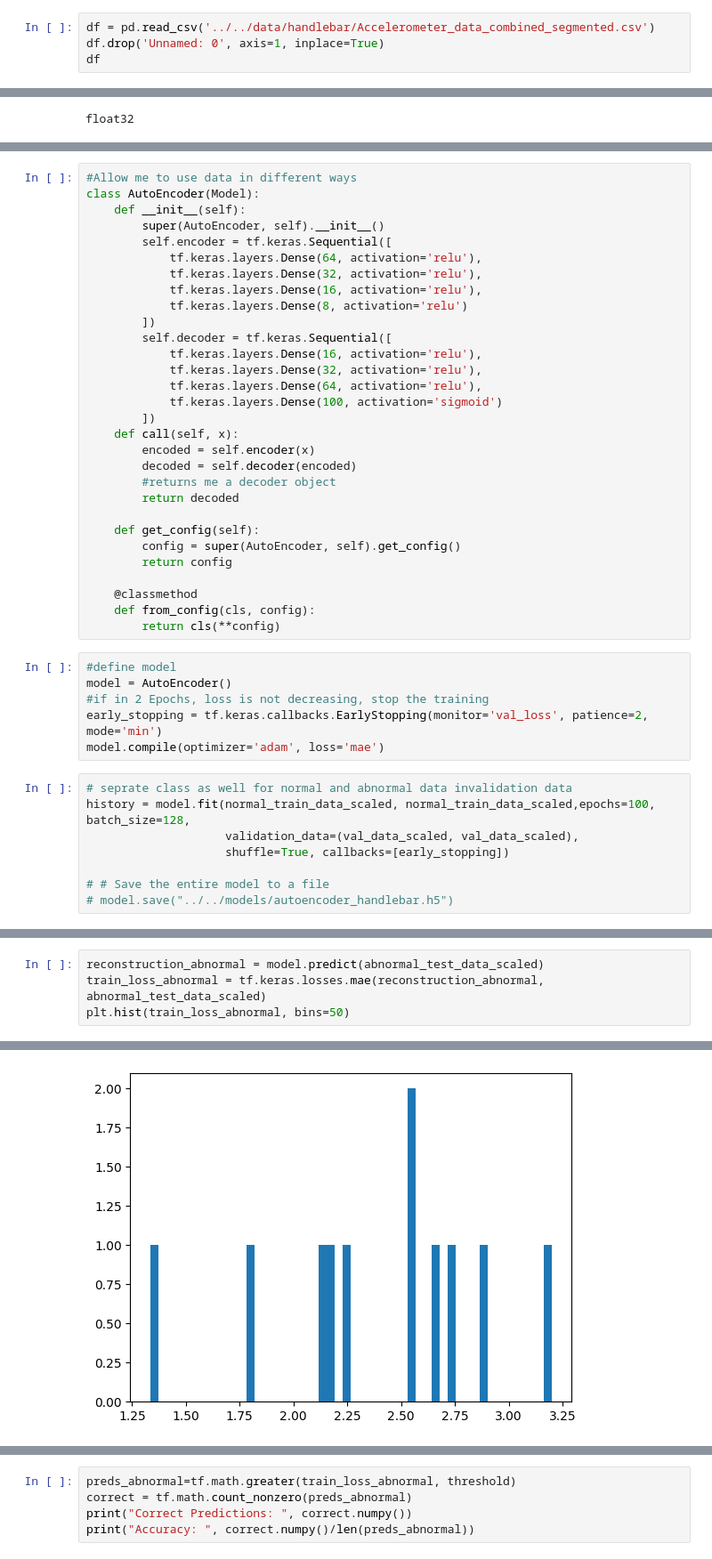
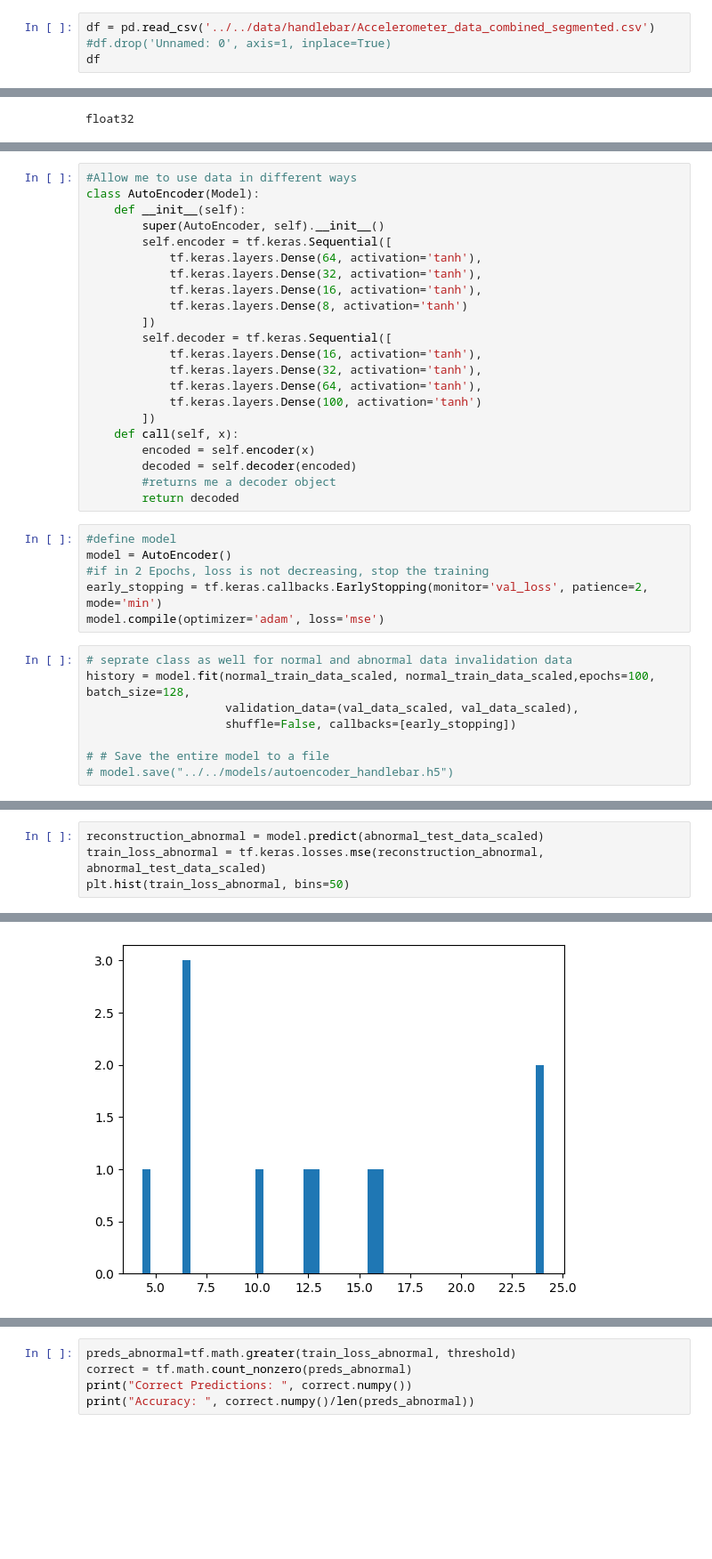
Before and after one commit to Ziyi-star/Bachelor-Project, a Jupyter notebook: notebooks/Handlebar/02-Autoencoder_Handlebar_8.ipynb, the cells around one changed output, grey strips where cells are left out. Shown: that part at 89% size. Saved outputs shown, nothing was run; the diff lists cells and outputs as text; blank space fills up the shorter version.

```diff
--- a/notebooks/Handlebar/02-Autoencoder_Handlebar_8.ipynb
+++ b/notebooks/Handlebar/02-Autoencoder_Handlebar_8.ipynb
@@ -21,6 +16,6 @@ ImportError: cannot import name 'float8_e4m3b11fnuz' from 'tensorflow.python.fra
 # %%
 df = pd.read_csv('../../data/handlebar/Accelerometer_data_combined_segmented.csv')
-df.drop('Unnamed: 0', axis=1, inplace=True)
+#df.drop('Unnamed: 0', axis=1, inplace=True)
 df
 # %% [output]
 |  | curb_scene | start_time | end_time | Acc-Z_1 | Acc-Z_2 | Acc-Z_3 | Acc-Z_4 | Acc-Z_5 | Acc-Z_6 | Acc-Z_7 | ... |
@@ -127,41 +122,33 @@ class AutoEncoder(Model):
     def __init__(self):
         super(AutoEncoder, self).__init__()
         self.encoder = tf.keras.Sequential([
-            tf.keras.layers.Dense(64, activation='relu'),
-            tf.keras.layers.Dense(32, activation='relu'),
-            tf.keras.layers.Dense(16, activation='relu'),
-            tf.keras.layers.Dense(8, activation='relu')
+            tf.keras.layers.Dense(64, activation='tanh'),
+            tf.keras.layers.Dense(32, activation='tanh'),
+            tf.keras.layers.Dense(16, activation='tanh'),
+            tf.keras.layers.Dense(8, activation='tanh')
         ])
         self.decoder = tf.keras.Sequential([
-            tf.keras.layers.Dense(16, activation='relu'),
-            tf.keras.layers.Dense(32, activation='relu'),
-            tf.keras.layers.Dense(64, activation='relu'),
-            tf.keras.layers.Dense(100, activation='sigmoid')
+            tf.keras.layers.Dense(16, activation='tanh'),
+            tf.keras.layers.Dense(32, activation='tanh'),
+            tf.keras.layers.Dense(64, activation='tanh'),
+            tf.keras.layers.Dense(100, activation='tanh')
         ])
     def call(self, x):
         encoded = self.encoder(x)
         decoded = self.decoder(encoded)
         #returns me a decoder object
         return decoded
-
-    def get_config(self):
-        config = super(AutoEncoder, self).get_config()
-        return config
-
-    @classmethod
-    def from_config(cls, config):
-        return cls(**config)
 # %%
 #define model
 model = AutoEncoder()
 #if in 2 Epochs, loss is not decreasing, stop the training
 early_stopping = tf.keras.callbacks.EarlyStopping(monitor='val_loss', patience=2, mode='min')
-model.compile(optimizer='adam', loss='mae')
+model.compile(optimizer='adam', loss='mse')
 # %%
 # seprate class as well for normal and abnormal data invalidation data
 history = model.fit(normal_train_data_scaled, normal_train_data_scaled,epochs=100, batch_size=128,
                     validation_data=(val_data_scaled, val_data_scaled),
-                    shuffle=True, callbacks=[early_stopping])
+                    shuffle=False, callbacks=[early_stopping])
 
 # # Save the entire model to a file
 # model.save("../../models/autoencoder_handlebar.h5")
@@ -241,5 +225,5 @@ plt.hist(train_loss, bins=50)
 # %%
 reconstruction_abnormal = model.predict(abnormal_test_data_scaled)
-train_loss_abnormal = tf.keras.losses.mae(reconstruction_abnormal, abnormal_test_data_scaled)
+train_loss_abnormal = tf.keras.losses.mse(reconstruction_abnormal, abnormal_test_data_scaled)
 plt.hist(train_loss_abnormal, bins=50)
 # %% [output]
@@ -261,3 +245,3 @@ plt.hist(train_loss_abnormal, bins=50)
  <BarContainer object of 50 artists>)
-[figure, old version]
+[figure, new version]
 # %%
```
Also changed, not shown: parts of 13 cells of this notebook, 4 other files.
